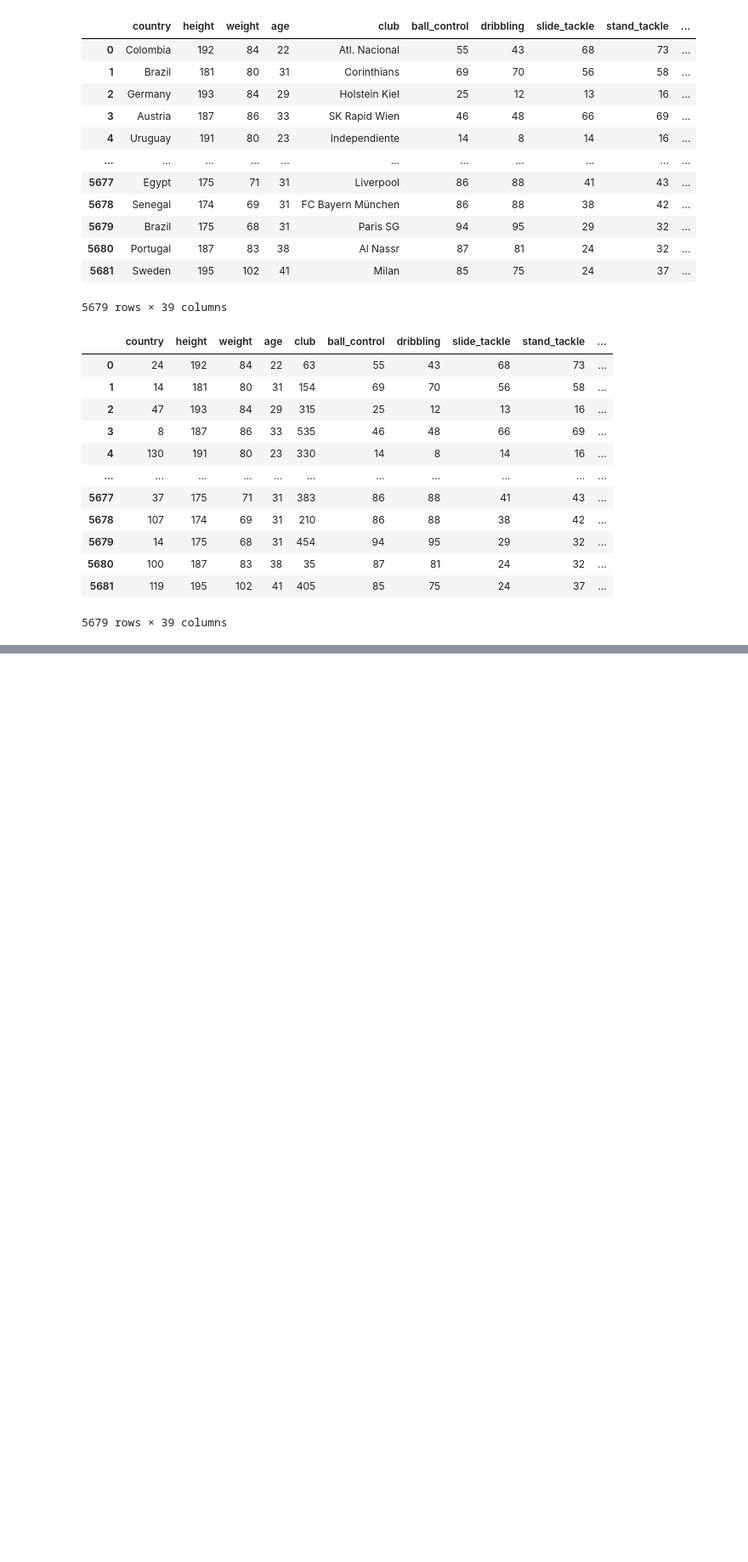
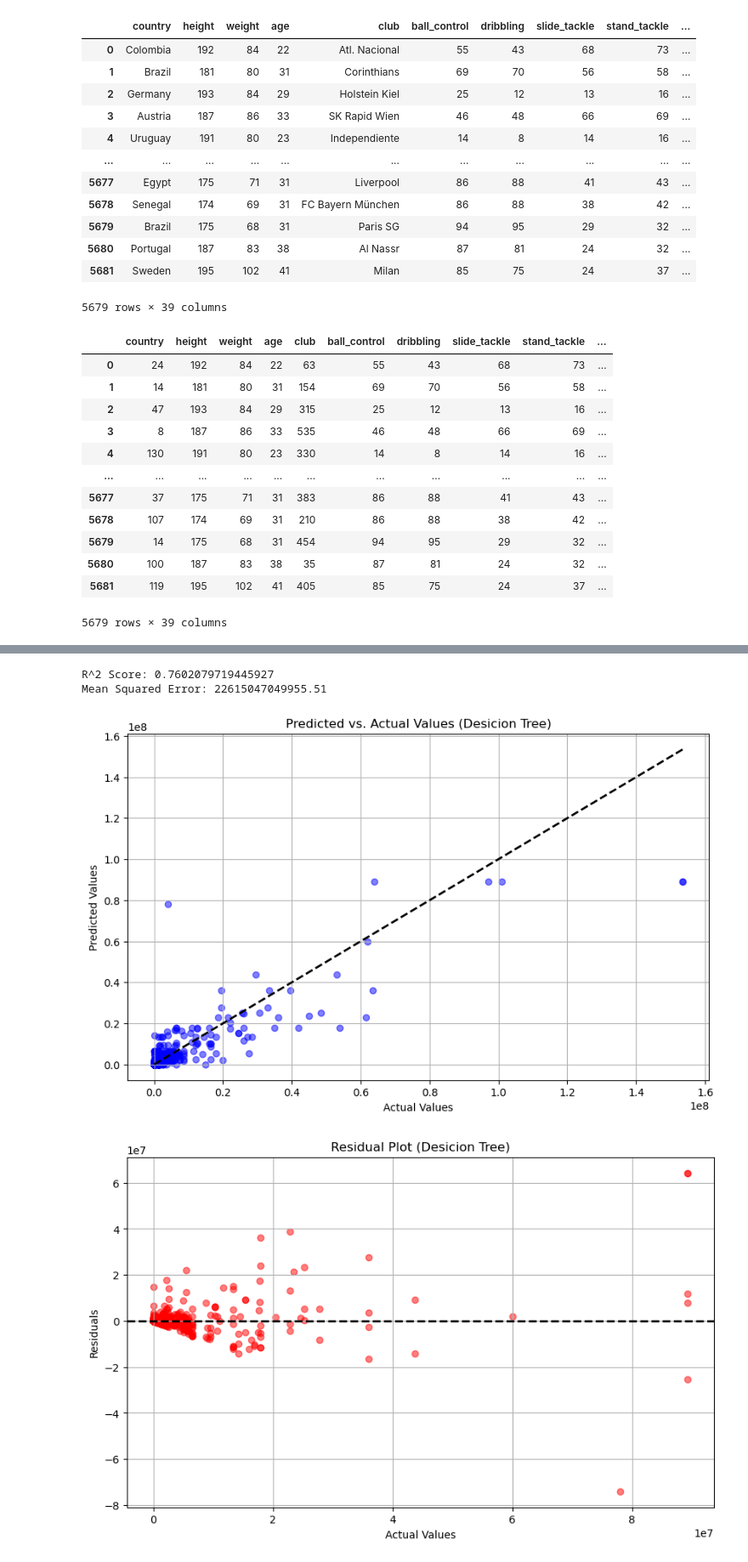
Before and after one commit to mAbdulM/AIprojectCW, a Jupyter notebook: python/DecisionTreeModel.ipynb, the cells around one changed output, grey strips where cells are left out. Shown at 85% size. Cells and saved outputs as stored; diff of their text form; code cells hidden in the pictures; blank space fills up the shorter version.

```diff
--- a/python/DecisionTreeModel.ipynb
+++ b/python/DecisionTreeModel.ipynb
@@ -294,0 +276,43 @@ Mean Squared Error: 16853118072489.629
+# %%
+# Predictions
+best_model = DecisionTreeRegressor(max_depth=20,
+                                             min_samples_split=10,
+                                             min_samples_leaf=1,
+                                             random_state=42, max_features='sqrt')
+best_model.fit(X_train, y_train)
+y_pred = best_model.predict(X_valid)
+
+# Evaluate with different metrics
+r2_score = r2_score(y_valid, y_pred)
+mse = mean_squared_error(y_valid, y_pred)
+print(f"R^2 Score: {r2_score}")
+print(f"Mean Squared Error: {mse}")
+
+
+# Plotting the Predicted vs. Actual values
+plt.figure(figsize=(10, 6))
+plt.scatter(y_valid, y_pred, color='blue', alpha=0.5)
+plt.plot([y_valid.min(), y_valid.max()], [y_valid.min(), y_valid.max()], 'k--', lw=2)
+plt.xlabel('Actual Values')
+plt.ylabel('Predicted Values')
+plt.title('Predicted vs. Actual Values (Desicion Tree)')
+plt.grid(True)
+plt.show()
+
+# Calculate residuals
+residuals = y_valid - y_pred
+
+# Plotting the Residuals
+plt.figure(figsize=(10, 6))
+plt.scatter(y_pred, residuals, color='red', alpha=0.5)
+plt.axhline(y=0, color='k', linestyle='--', lw=2)
+plt.xlabel('Actual Values')
+plt.ylabel('Residuals')
+plt.title('Residual Plot (Desicion Tree)')
+plt.grid(True)
+plt.show()
+# %% [output]
+R^2 Score: 0.7602079719445927
+Mean Squared Error: 22615047049955.51
+[figure, added]
+[figure, added]
```
Also changed, not shown: parts of 7 cells of this notebook.
